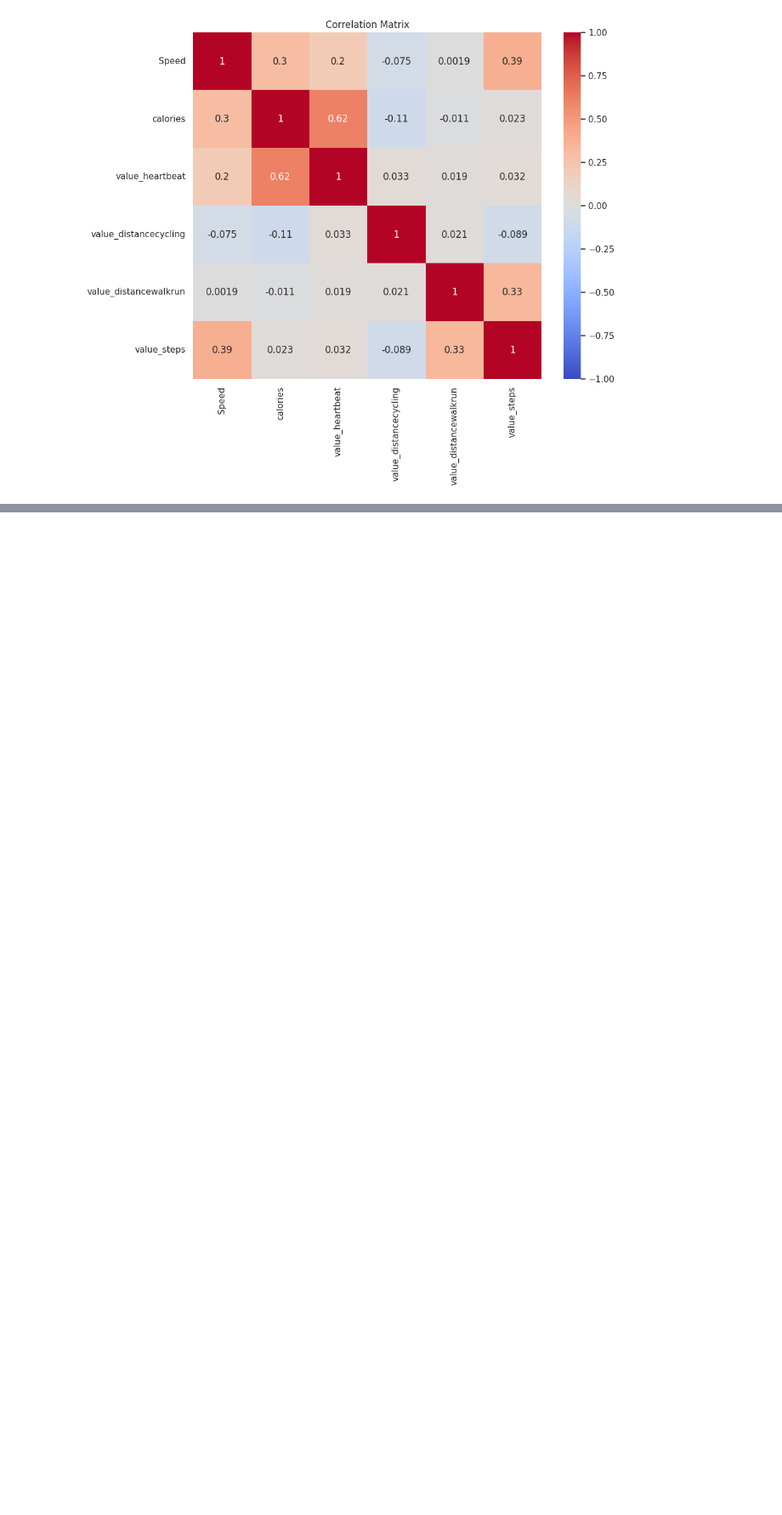
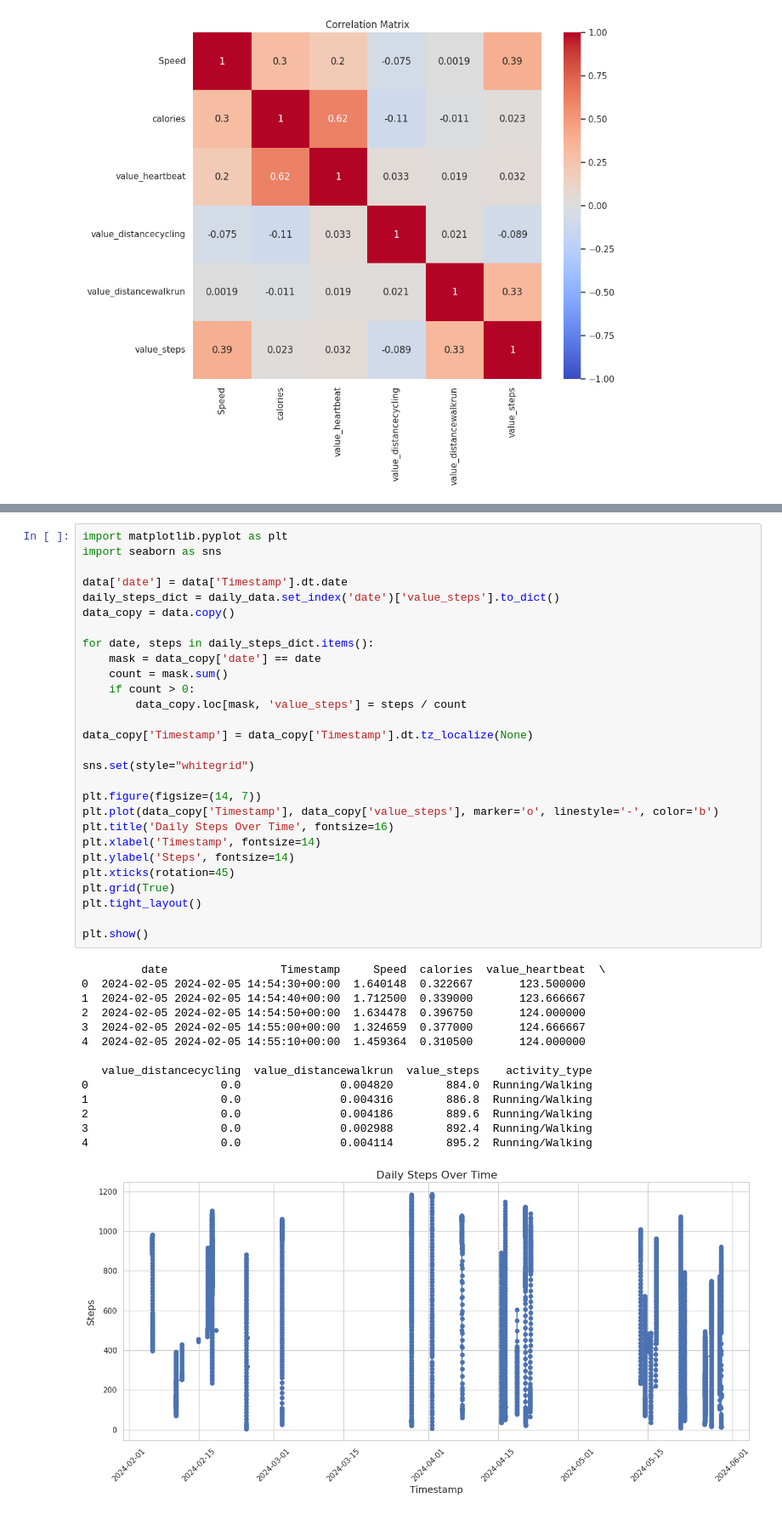
Before and after one commit to TKendel/MLQL, a Jupyter notebook: filling_steps.ipynb, the cells around one changed output, grey strips where cells are left out. Shown at 85% size. Cells and saved outputs as stored; diff of their text form; blank space fills up the shorter version.

```diff
--- a/filling_steps.ipynb
+++ b/filling_steps.ipynb
@@ -347,0 +351,43 @@ plt.show()
+# %%
+import matplotlib.pyplot as plt
+import seaborn as sns
+
+data['date'] = data['Timestamp'].dt.date
+daily_steps_dict = daily_data.set_index('date')['value_steps'].to_dict()
+data_copy = data.copy()
+
+for date, steps in daily_steps_dict.items():
+    mask = data_copy['date'] == date
+    count = mask.sum()
+    if count > 0:
+        data_copy.loc[mask, 'value_steps'] = steps / count
+
+data_copy['Timestamp'] = data_copy['Timestamp'].dt.tz_localize(None)
+
+sns.set(style="whitegrid")
+
+plt.figure(figsize=(14, 7))
+plt.plot(data_copy['Timestamp'], data_copy['value_steps'], marker='o', linestyle='-', color='b')
+plt.title('Daily Steps Over Time', fontsize=16)
+plt.xlabel('Timestamp', fontsize=14)
+plt.ylabel('Steps', fontsize=14)
+plt.xticks(rotation=45)
+plt.grid(True)
+plt.tight_layout()
+
+plt.show()
+# %% [output]
+         date                 Timestamp     Speed  calories  value_heartbeat  \
+0  2024-02-05 2024-02-05 14:54:30+00:00  1.640148  0.322667       123.500000
+1  2024-02-05 2024-02-05 14:54:40+00:00  1.712500  0.339000       123.666667
+2  2024-02-05 2024-02-05 14:54:50+00:00  1.634478  0.396750       124.000000
+3  2024-02-05 2024-02-05 14:55:00+00:00  1.324659  0.377000       124.666667
+4  2024-02-05 2024-02-05 14:55:10+00:00  1.459364  0.310500       124.000000
+
+   value_distancecycling  value_distancewalkrun  value_steps    activity_type
+0                    0.0               0.004820        884.0  Running/Walking
+1                    0.0               0.004316        886.8  Running/Walking
+2                    0.0               0.004186        889.6  Running/Walking
+3                    0.0               0.002988        892.4  Running/Walking
+4                    0.0               0.004114        895.2  Running/Walking
+[figure, added]
```
Also changed, not shown: parts of 13 cells of this notebook, 1 other file.
